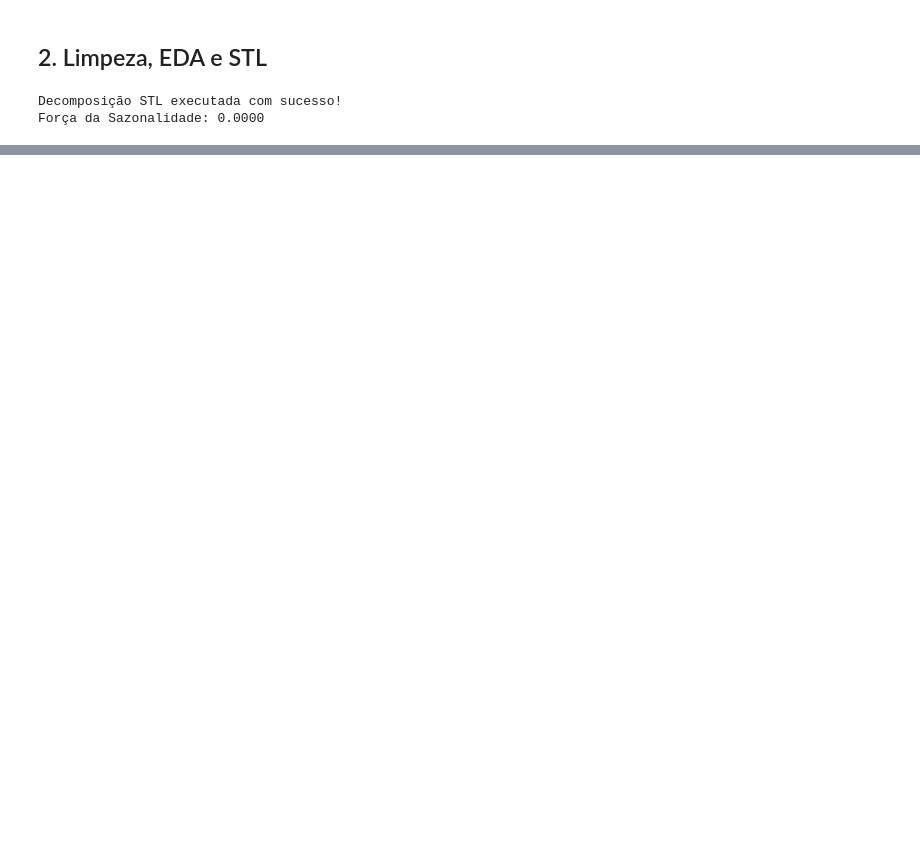
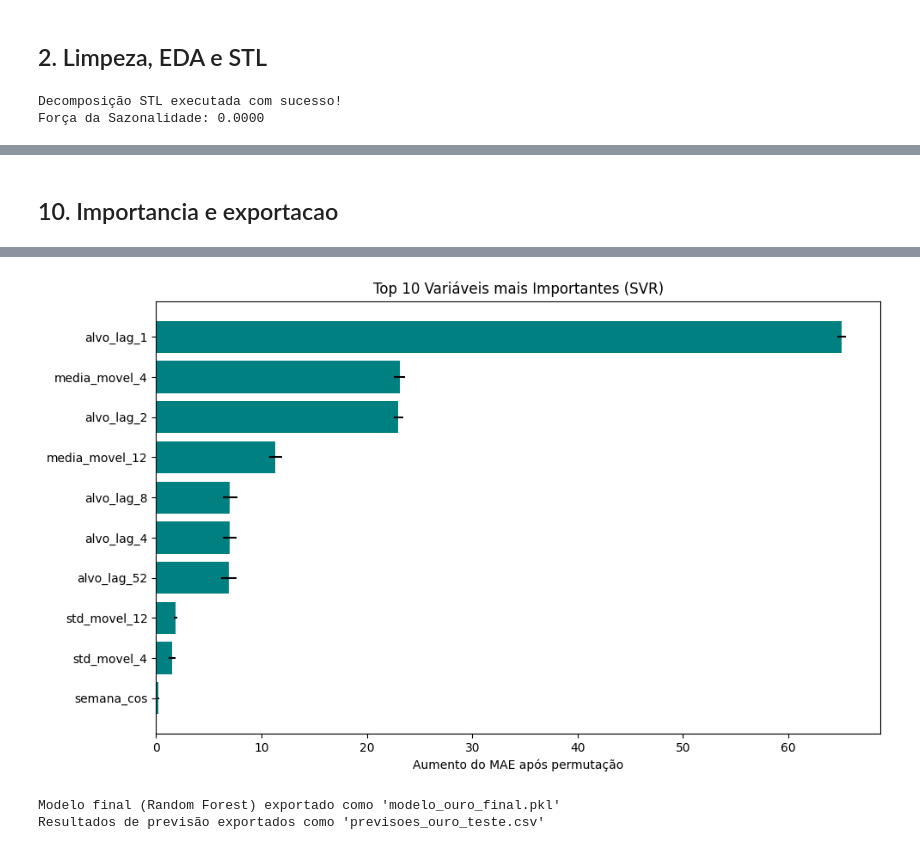
Before and after one commit to GiovannaRosaN/modelos-svr, a Jupyter notebook: notebooks/05_base_05.ipynb, the cells around one changed output, grey strips where cells are left out. Drawn from its saved outputs; the diff is of its cells as text; code cells hidden in the pictures; blank space fills up the shorter version.

```diff
--- a/notebooks/05_base_05.ipynb
+++ b/notebooks/05_base_05.ipynb
@@ -135,0 +508,66 @@ Força da Sazonalidade: 0.0000
+# %% [markdown]
+## 10. Importancia e exportacao
+# %%
+import joblib
+import pandas as pd
+import matplotlib.pyplot as plt
+from sklearn.inspection import permutation_importance
+
+# Importância por impureza para Random Forest
+importancia_rf = pd.DataFrame({
+    'Feature': X_train.columns,
+    'Importancia': rf_model.feature_importances_,
+    'Desvio_Padrao': 0.0,
+    'Metodo': 'impurity',
+}).sort_values(by='Importancia', ascending=False)
+
+print("\n=== TOP 10 FEATURES - RANDOM FOREST (IMPURITY) ===")
+print(importancia_rf.head(10).to_string(index=False))
+
+# Permutation importance do SVR no conjunto de teste, conforme a Base 04
+svr_permutation = permutation_importance(
+    svr_model,
+    X_test,
+    y_test,
+    scoring='neg_mean_absolute_error',
+    n_repeats=5,
+    random_state=RANDOM_STATE,
+    n_jobs=1,
+)
+importancia_svr = pd.DataFrame({
+    'Feature': X_test.columns,
+    'Importancia': svr_permutation.importances_mean,
+    'Desvio_Padrao': svr_permutation.importances_std,
+    'Metodo': 'permutation_mae',
+}).sort_values(by='Importancia', ascending=False)
+
+print("\n=== TOP 10 FEATURES - SVR (PERMUTATION IMPORTANCE) ===")
+print(importancia_svr.head(10).to_string(index=False))
+
+plt.figure(figsize=(10, 6))
+plt.barh(
+    importancia_svr['Feature'].head(10)[::-1],
+    importancia_svr['Importancia'].head(10)[::-1],
+    xerr=importancia_svr['Desvio_Padrao'].head(10)[::-1],
+    color='teal',
+)
+plt.xlabel('Aumento do MAE após permutação')
+plt.title('Top 10 Variáveis mais Importantes (SVR)')
+plt.tight_layout()
+plt.show()
+
+# Exportação do modelo escolhido pela validação cruzada
+joblib.dump(modelo_final, 'modelo_ouro_final.pkl')
+print(f"\nModelo final ({nome_modelo_final}) exportado como 'modelo_ouro_final.pkl'")
+
+# Exportação das previsões do conjunto de teste
+# y_pred é produzido na seleção feita pela validação cruzada
+
+df_resultados_finais = pd.DataFrame({
+    'Data': y_test.index,
+    'Real': y_test.values,
+    'Previsto': y_pred,
+})
+df_resultados_finais.to_csv('previsoes_ouro_teste.csv', index=False)
+print("Resultados de previsão exportados como 'previsoes_ouro_teste.csv'")
+# %% [output]
@@ -135,0 +591,3 @@ Força da Sazonalidade: 0.0000
+[figure, added]
+Modelo final (Random Forest) exportado como 'modelo_ouro_final.pkl'
+Resultados de previsão exportados como 'previsoes_ouro_teste.csv'
```
Also changed, not shown: parts of 23 cells of this notebook, 4 other files.
